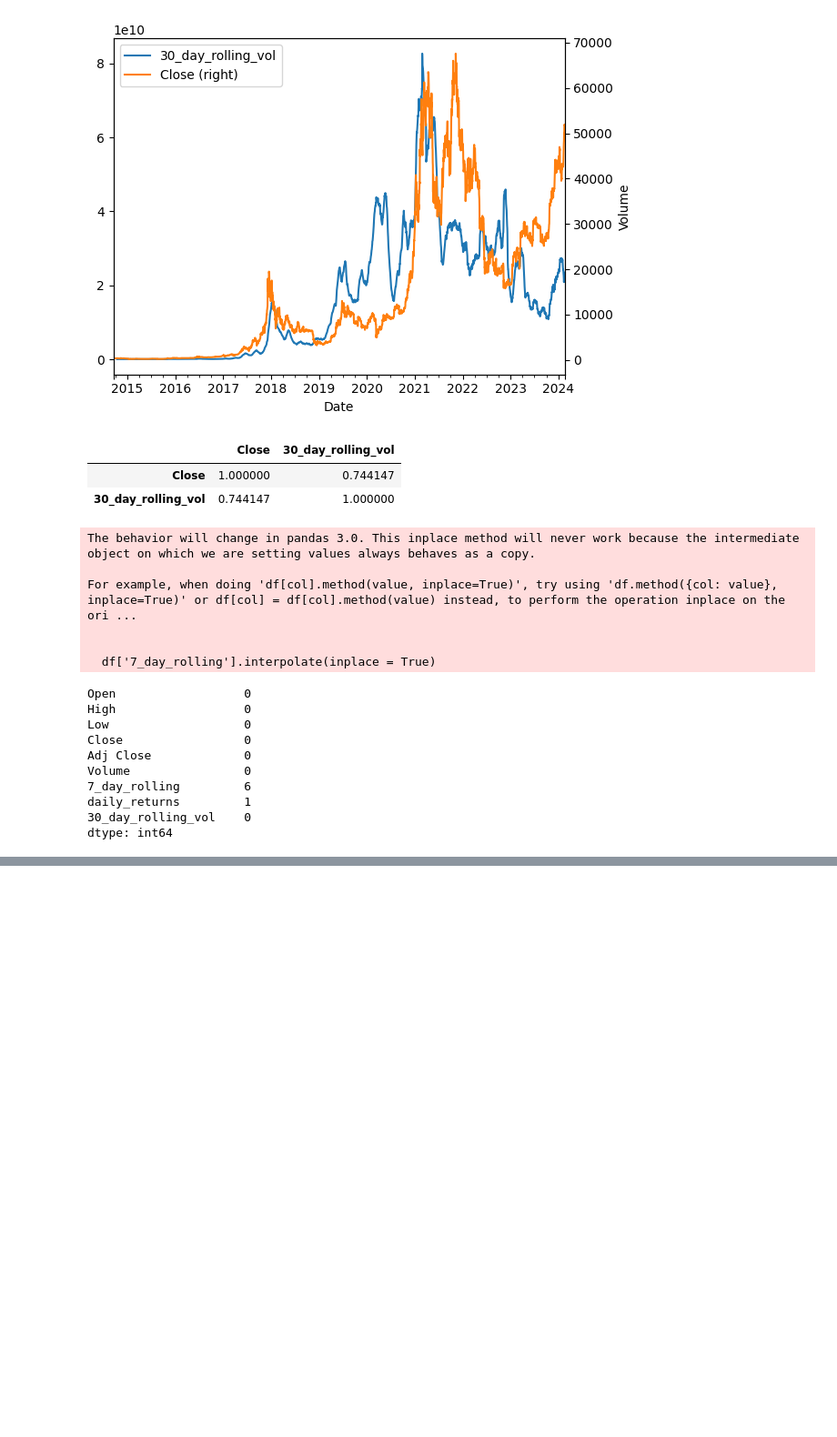
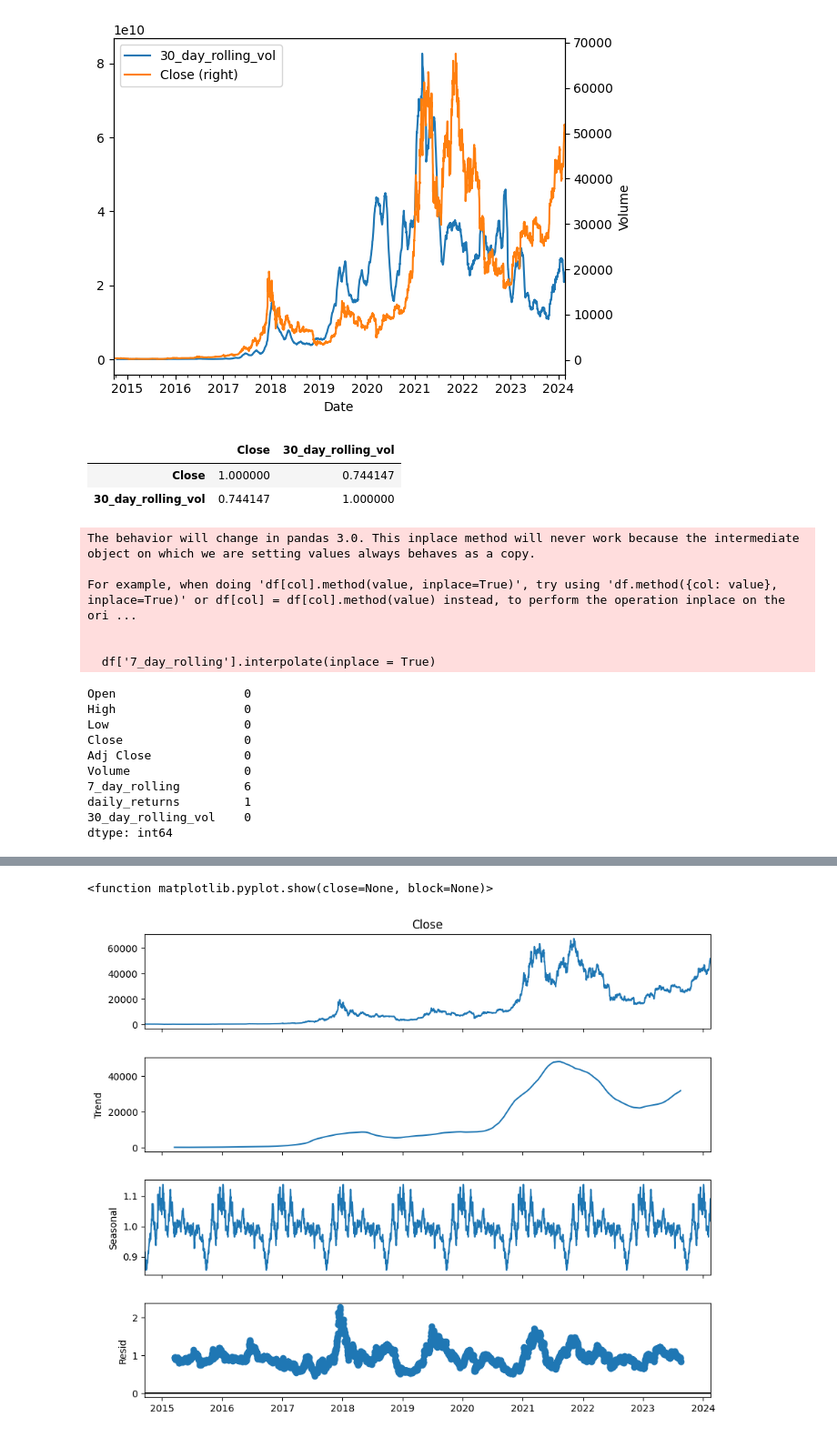
Before and after one commit to Grid-Resilience-Wentworth-Collaboration/time-series-tutorials-2025, a Jupyter notebook: Tutorial1.ipynb, the cells around one changed output, grey strips where cells are left out. Shown at 91% size. Drawn from its saved outputs; the diff is of its cells as text; code cells hidden in the pictures; blank space fills up the shorter version.

Commit message:
seasonality

```diff
--- a/Tutorial1.ipynb
+++ b/Tutorial1.ipynb
@@ -183,0 +193,8 @@ ModuleNotFoundError: No module named 'statsmodels'
+# %%
+decomposition = seasonal_decompose(df['Close'], model = 'multiplicative', period = 365)
+fig = decomposition.plot()
+fig.set_size_inches(10,8)
+plt.show
+# %% [output]
+<function matplotlib.pyplot.show(close=None, block=None)>
+[figure, added]
```
Also changed, not shown: parts of 7 cells of this notebook.
